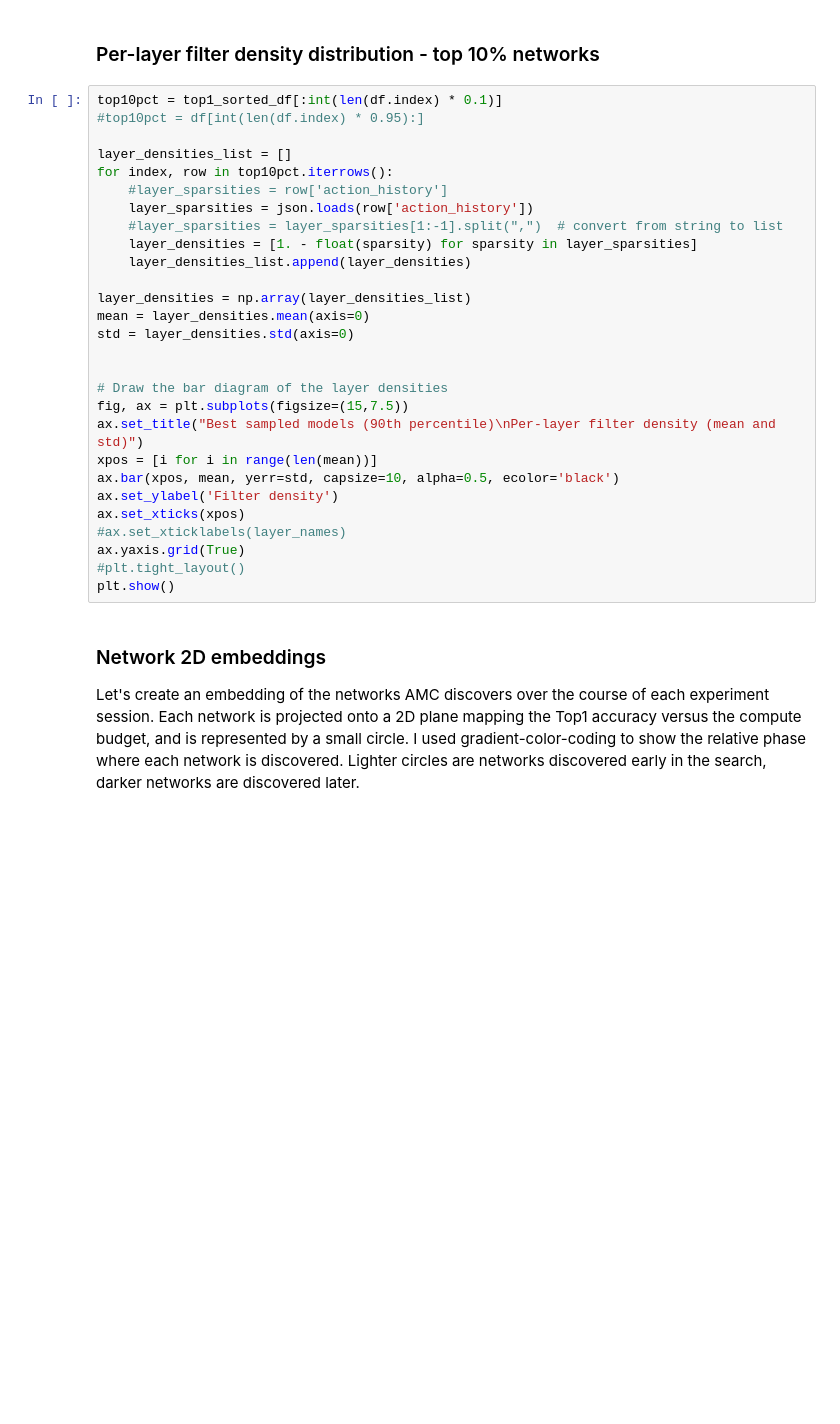
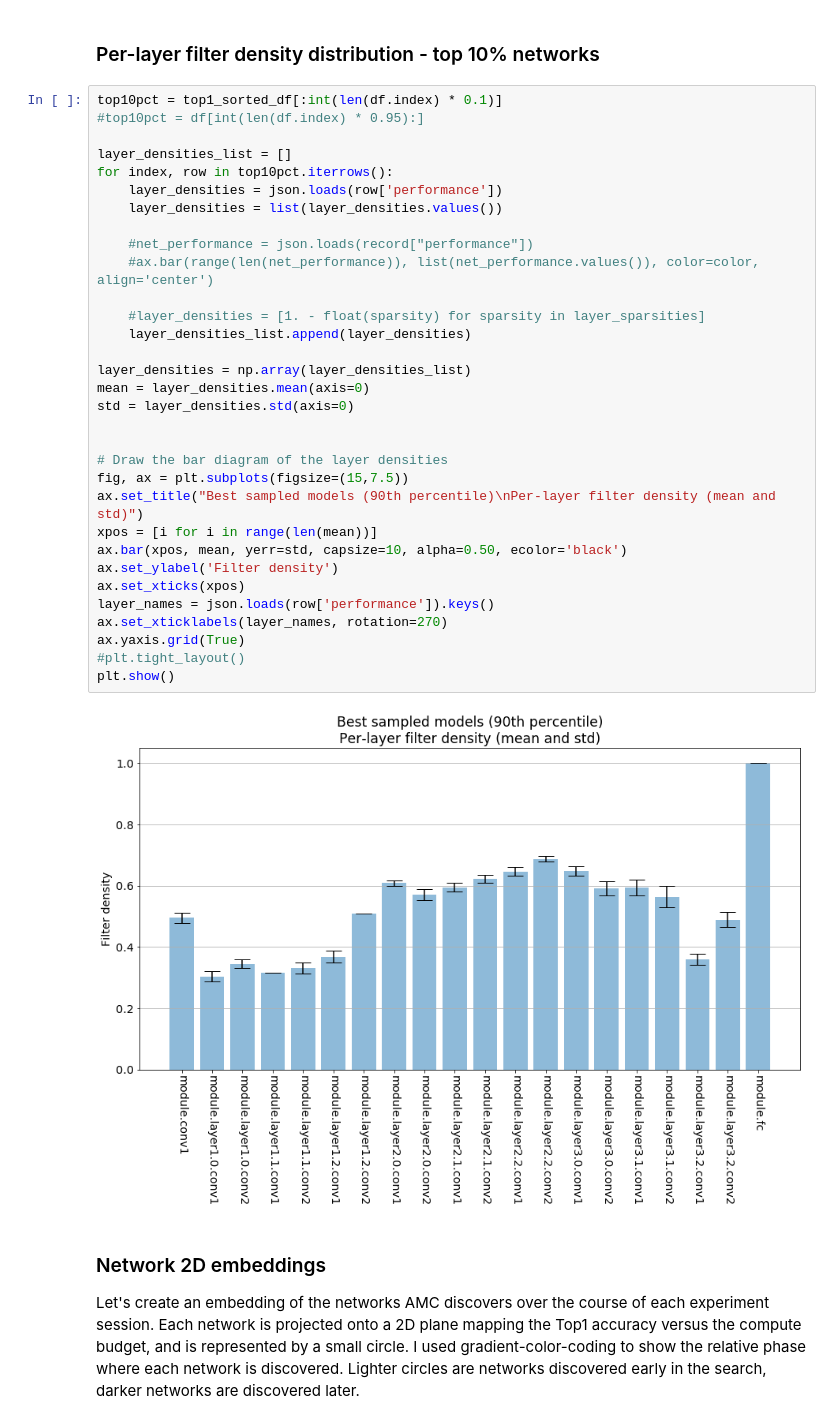
Before and after one commit to IntelLabs/distiller, a Jupyter notebook: examples/automated_deep_compression/ppo-amc-results.ipynb, the cells around one changed output. Cells and saved outputs as stored; diff of their text form; blank space fills up the shorter version.

```diff
--- a/examples/automated_deep_compression/ppo-amc-results.ipynb
+++ b/examples/automated_deep_compression/ppo-amc-results.ipynb
@@ -401,31 +608,37 @@ for i in range(0, nrows * ncols):
 # %%
 top10pct = top1_sorted_df[:int(len(df.index) * 0.1)]
 #top10pct = df[int(len(df.index) * 0.95):]
 
 layer_densities_list = []
 for index, row in top10pct.iterrows():
-    #layer_sparsities = row['action_history']
-    layer_sparsities = json.loads(row['action_history'])
-    #layer_sparsities = layer_sparsities[1:-1].split(",")  # convert from string to list
-    layer_densities = [1. - float(sparsity) for sparsity in layer_sparsities]
+    layer_densities = json.loads(row['performance'])
+    layer_densities = list(layer_densities.values())
+
+    #net_performance = json.loads(record["performance"])
+    #ax.bar(range(len(net_performance)), list(net_performance.values()), color=color, align='center')
+
+    #layer_densities = [1. - float(sparsity) for sparsity in layer_sparsities]
     layer_densities_list.append(layer_densities)
 
 layer_densities = np.array(layer_densities_list)
 mean = layer_densities.mean(axis=0)
 std = layer_densities.std(axis=0)
 
 
 # Draw the bar diagram of the layer densities
 fig, ax = plt.subplots(figsize=(15,7.5))
 ax.set_title("Best sampled models (90th percentile)\nPer-layer filter density (mean and std)")
 xpos = [i for i in range(len(mean))]
-ax.bar(xpos, mean, yerr=std, capsize=10, alpha=0.5, ecolor='black')
+ax.bar(xpos, mean, yerr=std, capsize=10, alpha=0.50, ecolor='black')
 ax.set_ylabel('Filter density')
 ax.set_xticks(xpos)
-#ax.set_xticklabels(layer_names)
+layer_names = json.loads(row['performance']).keys()
+ax.set_xticklabels(layer_names, rotation=270)
 ax.yaxis.grid(True)
 #plt.tight_layout()
 plt.show()
+# %% [output]
+[figure, added]
 # %% [markdown]
 ### Network 2D embeddings
 
```
Also changed, not shown: parts of 12 cells of this notebook.
